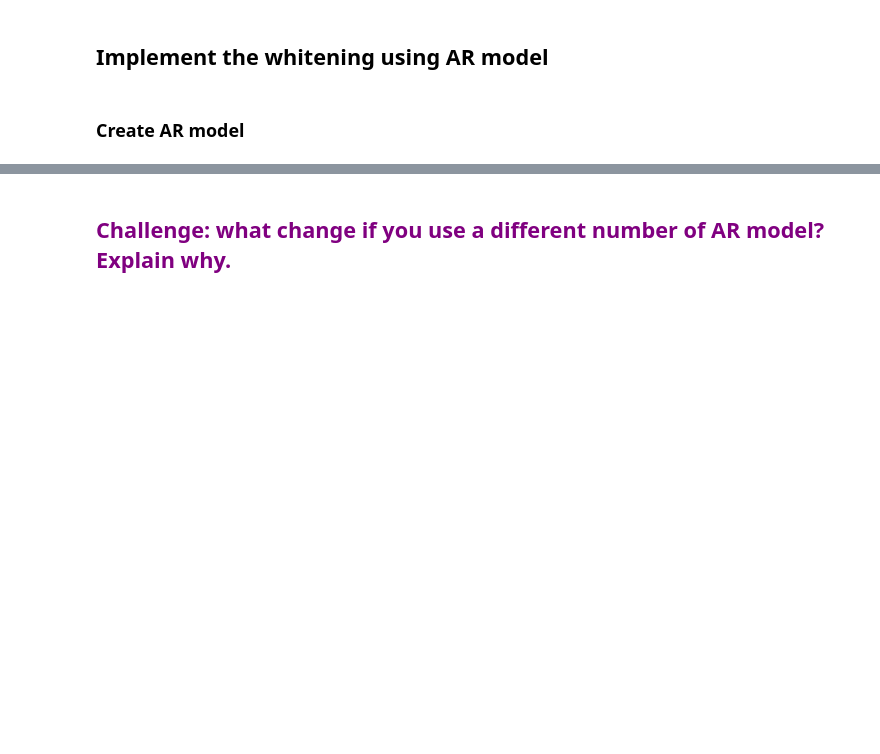
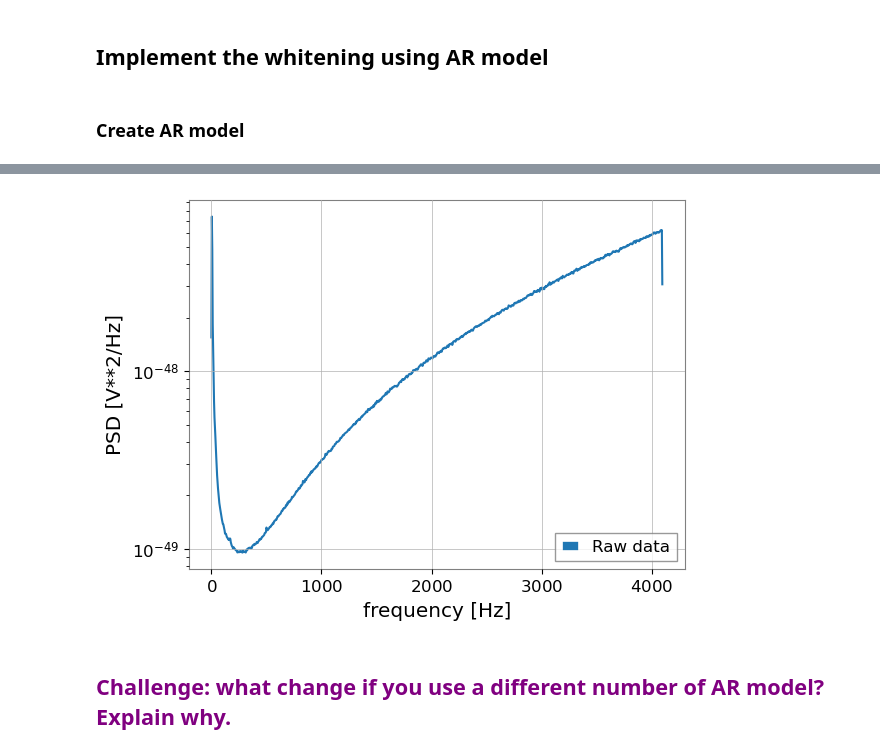
Before and after one commit to elenacuoco/ET-MDC-Tutorials, a Jupyter notebook: notebooks/DataProc.ipynb, the cells around one changed output, grey strips where cells are left out. Saved outputs shown, nothing was run; the diff lists cells and outputs as text; code cells hidden in the pictures; blank space fills up the shorter version.

```diff
--- a/notebooks/DataProc.ipynb
+++ b/notebooks/DataProc.ipynb
@@ -349,33 +387,34 @@ plt.show()
 # %%
 from scipy import signal
 import matplotlib.pyplot as plt
+fs=8192
+# Calculate power spectral density (PSD) using Welch's method
+f, Pxx_den = signal.welch(e0, fs, nperseg=2048)
+f, Pxx_denW = signal.welch(white, fs, nperseg=2048)
 
-# Calculate power spectral density (PSD) using Welch's method
-f, Pxx_den = signal.welch(y, par.sampling, nperseg=2048)
-f, Pxx_denW = signal.welch(yw, par.sampling, nperseg=2048)
-f, Pxx_denWW = signal.welch(yww, par.sampling, nperseg=2048)
 
 # Create a new figure and axis object
 fig, ax = plt.subplots()
 
 # Plot PSD for raw data
 ax.semilogy(f, Pxx_den, label='Raw data')
 
 # Plot PSD for whitened data
-ax.semilogy(f, Pxx_denW, label='Whitened data')
+#ax.semilogy(f, Pxx_denW, label='Whitened data')
 
-# Plot PSD for double whitened data
-ax.semilogy(f, Pxx_denWW, label='Double whitened data')
+
 
 # Set labels for x and y axes
 plt.xlabel('frequency [Hz]')
 plt.ylabel('PSD [V**2/Hz]')
 
 # Add legend
 plt.legend()
 
 # Show plot
 plt.show()
+# %% [output]
+[figure, added]
 # %% [markdown]
 ## <span style="color:purple">Challenge: what change if you use a different number of AR model? Explain why.</span>
 # %% [markdown]
```
Also changed, not shown: parts of 18 cells of this notebook, 1 other file.
